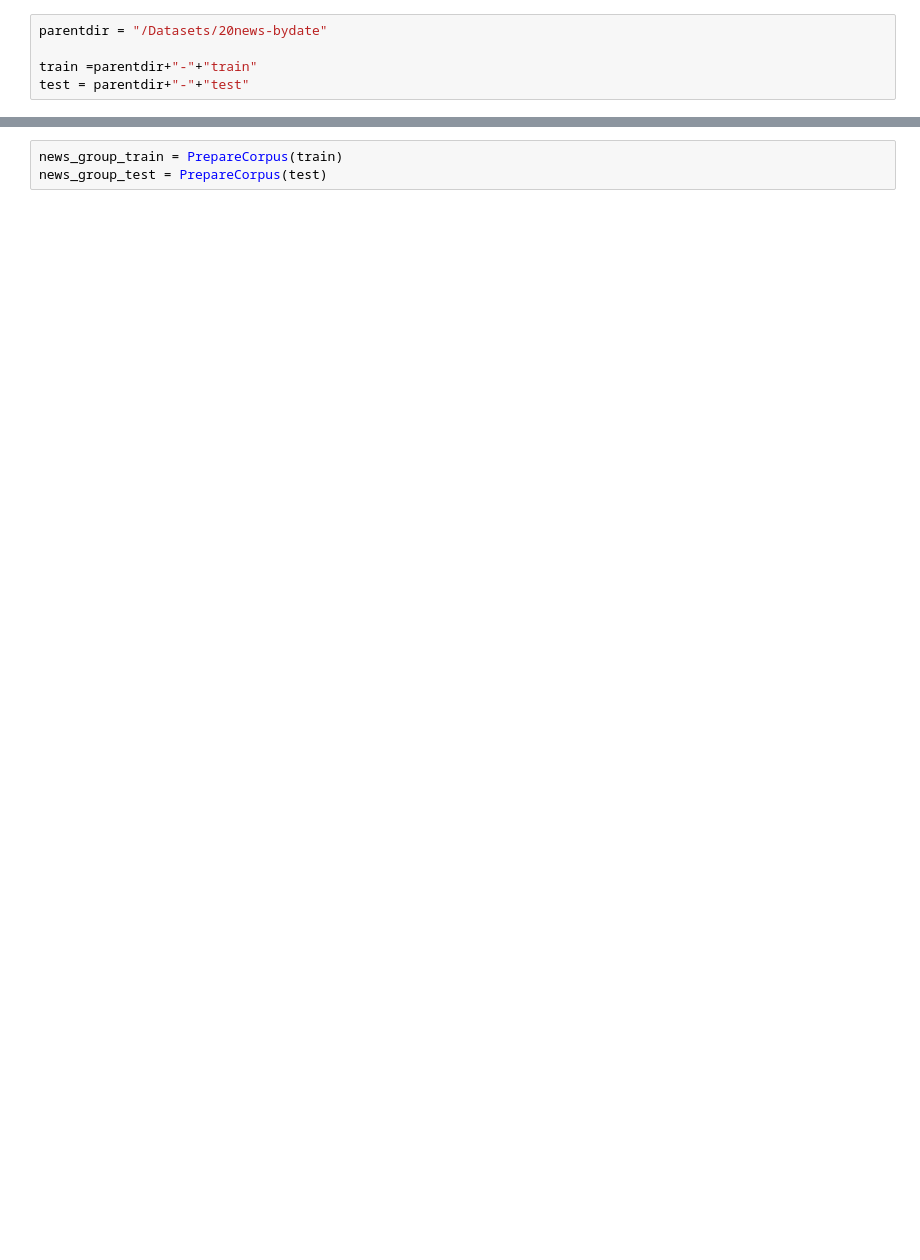
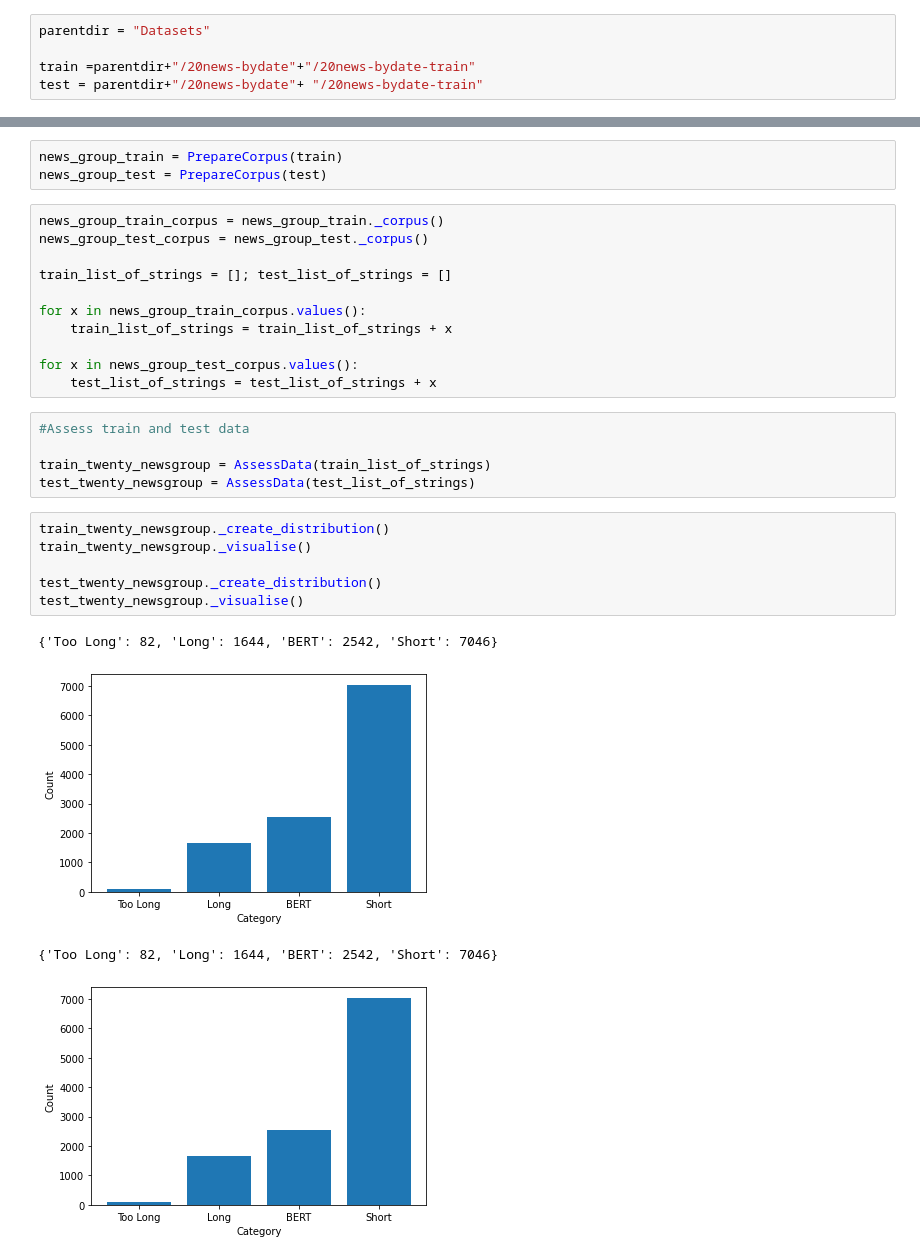
Before and after one commit to Ok3ks/Disso-COLD, a Jupyter notebook: checkout_data.ipynb, the cells around one changed output, grey strips where cells are left out. Saved outputs shown, nothing was run; the diff lists cells and outputs as text; blank space fills up the shorter version.

Commit message:
Added 20Newsgroup

```diff
--- a/checkout_data.ipynb
+++ b/checkout_data.ipynb
@@ -97,7 +111,7 @@ with open("hyperpartisan_distribution", 'w') as out:
 # %% [markdown]
 20 NEWSGROUP
 # %%
-parentdir = "/Datasets/20news-bydate"
+parentdir = "Datasets"
 
-train =parentdir+"-"+"train"
-test = parentdir+"-"+"test"
+train =parentdir+"/20news-bydate"+"/20news-bydate-train"
+test = parentdir+"/20news-bydate"+ "/20news-bydate-train"
@@ -108,3 +122,30 @@ ImportError: cannot import name 'PrepareCorpus' from 'utils' (/Users/max/Desktop
 # %%
 news_group_train = PrepareCorpus(train)
 news_group_test = PrepareCorpus(test)
+# %%
+news_group_train_corpus = news_group_train._corpus()
+news_group_test_corpus = news_group_test._corpus()
+
+train_list_of_strings = []; test_list_of_strings = []
+
+for x in news_group_train_corpus.values():
+    train_list_of_strings = train_list_of_strings + x
+
+for x in news_group_test_corpus.values():
+    test_list_of_strings = test_list_of_strings + x
+# %%
+#Assess train and test data
+
+train_twenty_newsgroup = AssessData(train_list_of_strings)
+test_twenty_newsgroup = AssessData(test_list_of_strings)
+# %%
+train_twenty_newsgroup._create_distribution()
+train_twenty_newsgroup._visualise()
+
+test_twenty_newsgroup._create_distribution()
+test_twenty_newsgroup._visualise()
+# %% [output]
+{'Too Long': 82, 'Long': 1644, 'BERT': 2542, 'Short': 7046}
+[figure, added]
+{'Too Long': 82, 'Long': 1644, 'BERT': 2542, 'Short': 7046}
+[figure, added]
```
Also changed, not shown: parts of 17 cells of this notebook, 1 other file.
